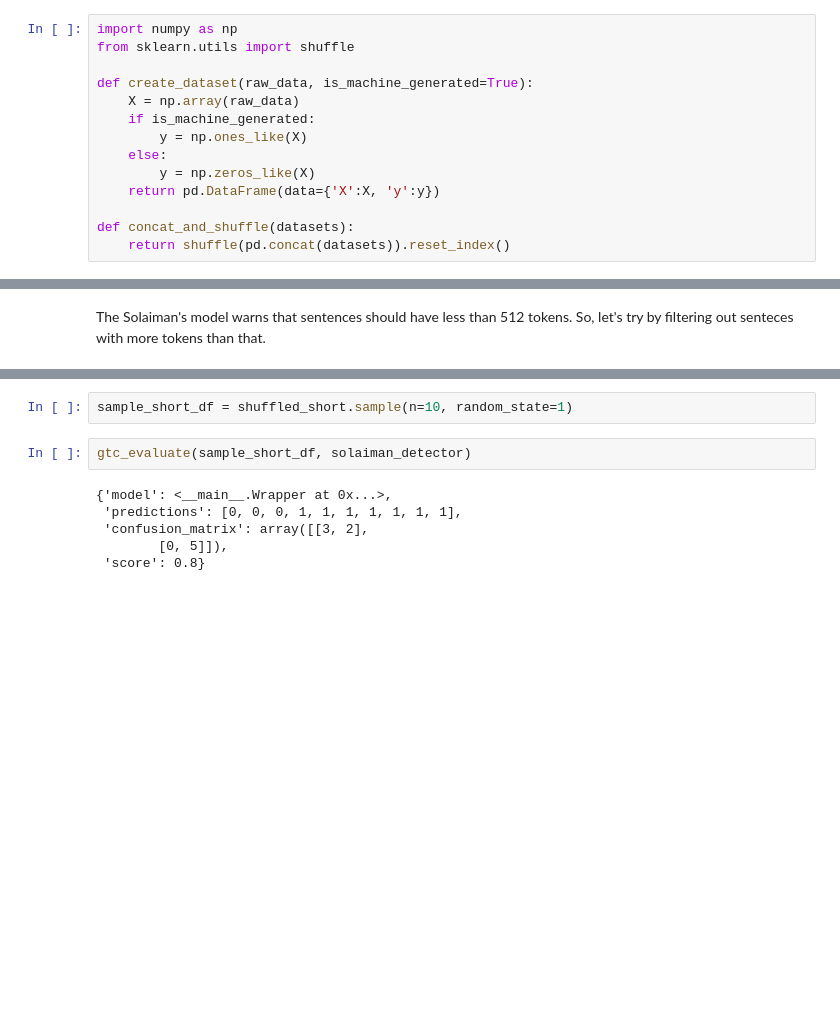
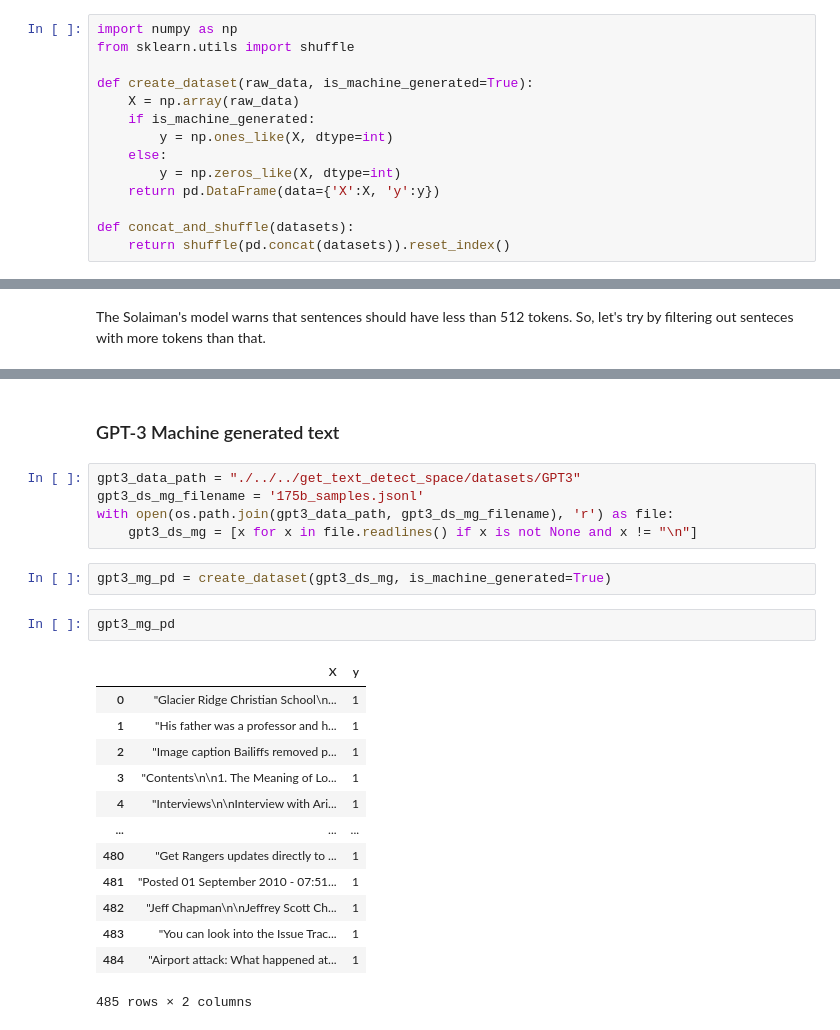
Before and after one commit to bancaditalia/gen-text-detect, a Jupyter notebook: gtc_existing_approaches_solaiman.ipynb, the cells around one changed output, grey strips where cells are left out. Cells and saved outputs as stored; diff of their text form; blank space fills up the shorter version.

Commit message:
Solaiman: run evaluation on different datasets

```diff
--- a/gtc_existing_approaches_solaiman.ipynb
+++ b/gtc_existing_approaches_solaiman.ipynb
@@ -159,9 +205,9 @@ from sklearn.utils import shuffle
 def create_dataset(raw_data, is_machine_generated=True):
     X = np.array(raw_data)
     if is_machine_generated:
-        y = np.ones_like(X)
+        y = np.ones_like(X, dtype=int)
     else:
-        y = np.zeros_like(X)
+        y = np.zeros_like(X, dtype=int)
     return pd.DataFrame(data={'X':X, 'y':y})
 
 def concat_and_shuffle(datasets):
@@ -265,10 +345,25 @@ shuffled_short = concat_and_shuffle([mg_short_pd, hw_short_pd])
-# %%
-sample_short_df = shuffled_short.sample(n=10, random_state=1)
-# %%
-gtc_evaluate(sample_short_df, solaiman_detector)
-# %% [output]
-{'model': <__main__.Wrapper at 0x...>,
- 'predictions': [0, 0, 0, 1, 1, 1, 1, 1, 1, 1],
- 'confusion_matrix': array([[3, 2],
-        [0, 5]]),
- 'score': 0.8}
+# %% [markdown]
+### GPT-3 Machine generated text
+# %%
+gpt3_data_path = "./../../get_text_detect_space/datasets/GPT3"
+gpt3_ds_mg_filename = '175b_samples.jsonl'
+with open(os.path.join(gpt3_data_path, gpt3_ds_mg_filename), 'r') as file:
+    gpt3_ds_mg = [x for x in file.readlines() if x is not None and x != "\n"]
+# %%
+gpt3_mg_pd = create_dataset(gpt3_ds_mg, is_machine_generated=True)
+# %%
+gpt3_mg_pd
+# %% [output]
+|  | X | y |
+| 0 | "Glacier Ridge Christian School\n... | 1 |
+| 1 | "His father was a professor and h... | 1 |
+| 2 | "Image caption Bailiffs removed p... | 1 |
+| 3 | "Contents\n\n1. The Meaning of Lo... | 1 |
+| 4 | "Interviews\n\nInterview with Ari... | 1 |
+| ... | ... | ... |
+| 480 | "Get Rangers updates directly to ... | 1 |
+| 481 | "Posted 01 September 2010 - 07:51... | 1 |
+| 482 | "Jeff Chapman\n\nJeffrey Scott Ch... | 1 |
+| 483 | "You can look into the Issue Trac... | 1 |
+| 484 | "Airport attack: What happened at... | 1 |
+485 rows × 2 columns
```
Also changed, not shown: parts of 25 cells of this notebook, 1 other file.
